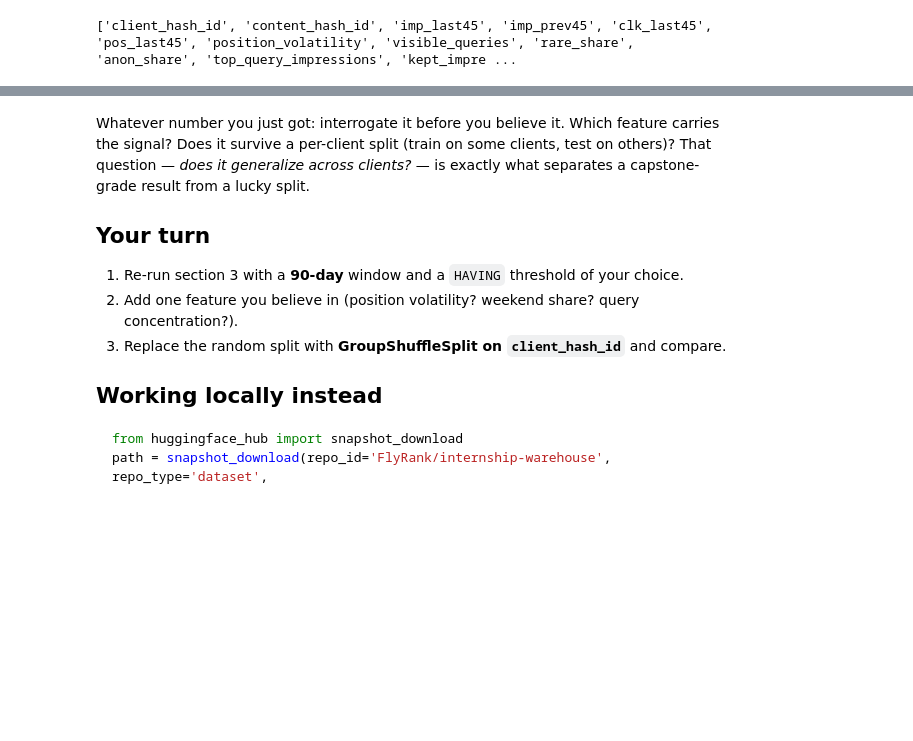
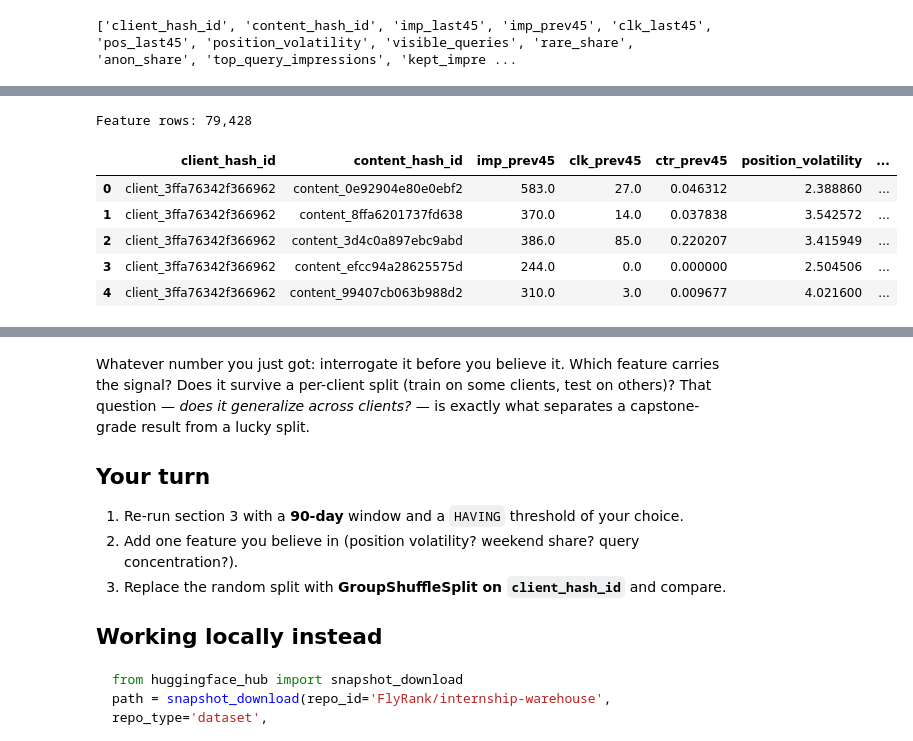
Before and after one commit to Sarahnjunge/starter-notebooks, a Jupyter notebook: notebooks/03_working_with_the_full_release.ipynb, the cells around one changed output, grey strips where cells are left out. Cells and saved outputs as stored; diff of their text form; code cells hidden in the pictures; blank space fills up the shorter version.

```diff
--- a/notebooks/03_working_with_the_full_release.ipynb
+++ b/notebooks/03_working_with_the_full_release.ipynb
@@ -208,0 +323,46 @@ print(data.columns.tolist())
+# %%
+features = con.sql(f"""
+    SELECT
+        client_hash_id,
+        content_hash_id,
+
+        SUM(gsc_impressions) AS imp_prev45,
+
+        SUM(gsc_clicks) AS clk_prev45,
+
+        SUM(gsc_clicks) / NULLIF(SUM(gsc_impressions), 0)
+            AS ctr_prev45,
+
+        STDDEV(gsc_avg_position) AS position_volatility,
+
+        AVG(
+            CASE
+                WHEN DAYOFWEEK(report_date) IN (0, 6)
+                THEN 1.0
+                ELSE 0.0
+            END
+        ) AS weekend_share
+
+    FROM {TABLES['fact_daily']}
+
+    WHERE report_date >= DATE '2026-01-15'
+      AND report_date < DATE '2026-03-01'
+      AND gsc_data_available IS TRUE
+
+    GROUP BY
+        client_hash_id,
+        content_hash_id
+
+    HAVING SUM(gsc_impressions) >= 150
+""").df()
+
+print(f"Feature rows: {len(features):,}")
+features.head()
+# %% [output]
+Feature rows: 79,428
+|  | client_hash_id | content_hash_id | imp_prev45 | clk_prev45 | ctr_prev45 | position_volatility | ... |
+| 0 | client_3ffa76342f366962 | content_0e92904e80e0ebf2 | 583.0 | 27.0 | 0.046312 | 2.388860 | ... |
+| 1 | client_3ffa76342f366962 | content_8ffa6201737fd638 | 370.0 | 14.0 | 0.037838 | 3.542572 | ... |
+| 2 | client_3ffa76342f366962 | content_3d4c0a897ebc9abd | 386.0 | 85.0 | 0.220207 | 3.415949 | ... |
+| 3 | client_3ffa76342f366962 | content_efcc94a28625575d | 244.0 | 0.0 | 0.000000 | 2.504506 | ... |
+| 4 | client_3ffa76342f366962 | content_99407cb063b988d2 | 310.0 | 3.0 | 0.009677 | 4.021600 | ... |
```
Also changed, not shown: parts of 16 cells of this notebook.
